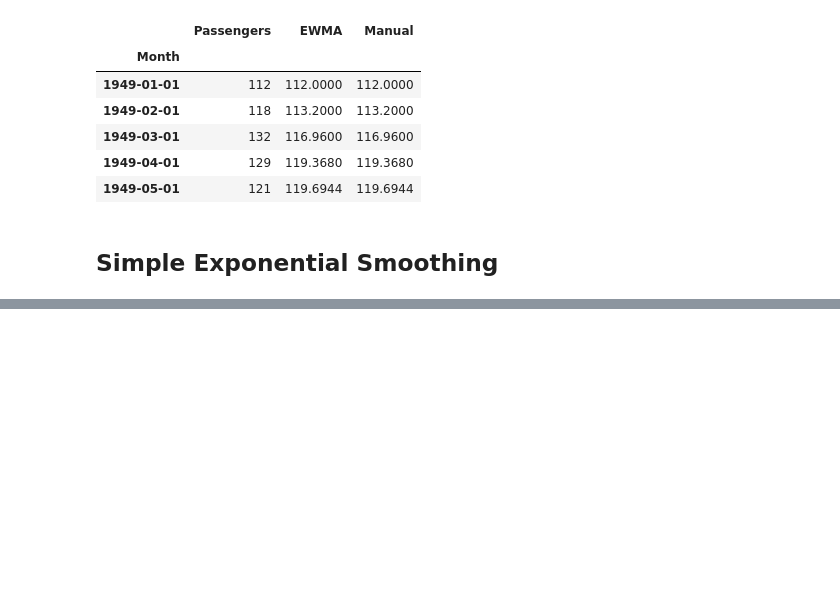
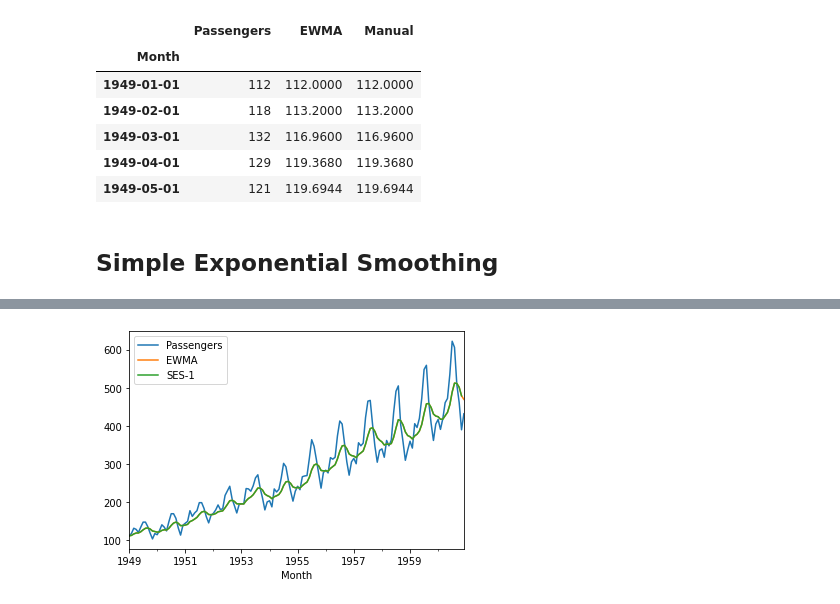
Before and after one commit to Frizzles7/financial_engineering, a Jupyter notebook: ewma_holtwinters.ipynb, the cells around one changed output, grey strips where cells are left out. Drawn from its saved outputs; the diff is of its cells as text; code cells hidden in the pictures; blank space fills up the shorter version.

```diff
--- a/ewma_holtwinters.ipynb
+++ b/ewma_holtwinters.ipynb
@@ -93,0 +172,9 @@ df.drop('Manual', axis=1, inplace=True)
+# %%
+# shift SES back by one to confirm rest of the values
+df['SES-1'] = df['SES'].shift(-1)
+# %%
+# replot and confirm that values line up
+# note that this comes from the difference in forecasting
+df[['Passengers', 'EWMA', 'SES-1']].plot();
+# %% [output]
+[figure, added]
```
Also changed, not shown: parts of 44 cells of this notebook.
